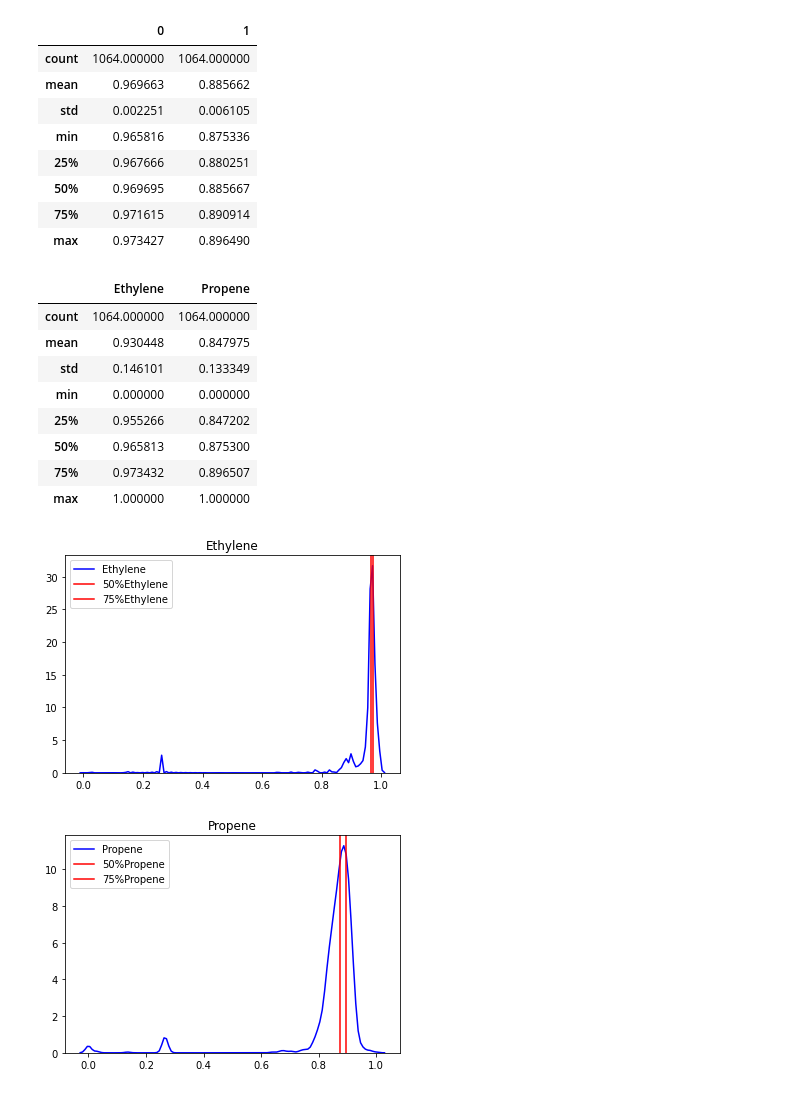
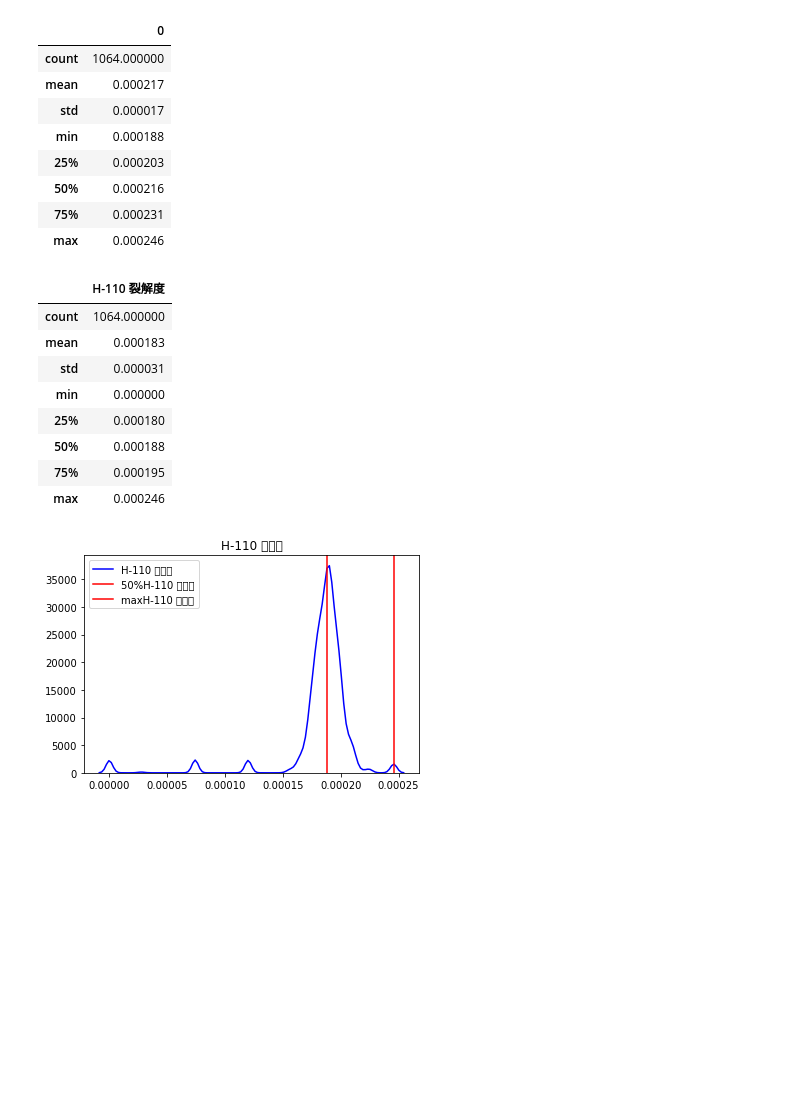
Before and after one commit to skywalker0803r/Optimal-pyrolysis-temperature-AI-for-light-oil-feedstock-analysis, a Jupyter notebook: notebook/test.ipynb, the cells around one changed output. Cells and saved outputs as stored; diff of their text form; code cells hidden in the pictures; blank space fills up the shorter version.

```diff
--- a/notebook/test.ipynb
+++ b/notebook/test.ipynb
@@ -16,14 +16,18 @@ import seaborn as sns
 warnings.filterwarnings('ignore')
 exec(requests.get('https://raw.githubusercontent.com/facebookresearch/madgrad/main/madgrad/madgrad.py').text)
 # %%
+# Load data
 data = joblib.load('..\data\dataset.pkl')
+
+data['value'] = data['value'][:,[0]]
+data['value_col'] = data['value_col'][:1]
 
 batch_size = 1
 hidden_size = 128
-state_size = 6
-request_size = 2
-value_size = 2
-action_size = 9
+state_size = data['state'].shape[-1]
+request_size = data['value'].shape[-1]
+value_size = data['value'].shape[-1]
+action_size = data['action'].shape[-1]
 time_step = 144
 # %%
 
@@ -164,31 +168,29 @@ critic = R2D2(state_size+action_size,value_size,hidden_size)
 critic.load_state_dict(torch.load('../model/critic.pth'))
 model = ActorCritic(actor,critic,time_step)
 # %%
-# Load data
-data = joblib.load('..\data\dataset.pkl')
-
-#for i in ['state','action','value']:
-#    data[i] = np.vstack([data[i],data[i],data[i],data[i]])
-
-a = pd.DataFrame(data['value']).describe()
+a = pd.DataFrame(data['value'],columns=data['value_col']).describe()
 display(a)
 
-data['request'] = np.hstack([
-    np.random.uniform(low=a.loc['50%'][0],high=a.loc['75%'][0],size=(data['value'].shape[0],1)),
-    np.random.uniform(low=a.loc['50%'][1],high=a.loc['75%'][1],size=(data['value'].shape[0],1))])
-
+data['request'] = None
+for i in data['value_col']:
+    if data['request'] is None:
+        data['request'] = np.random.uniform(low=a.loc['50%',i],high=a.loc['max',i],size=(data['value'].shape[0],1))
+    else:
+        var = np.random.uniform(low=a.loc['50%',i],high=a.loc['max',i],size=(data['value'].shape[0],1))
+        data['request'] = np.hstack([data['request'],var])
 b = pd.DataFrame(data['request']).describe()
 display(b)
 
-a = pd.DataFrame(data['value'],columns=['Ethylene','Propene'])
+a = pd.DataFrame(data['value'],columns=data['value_col'])
 display(a.describe())
-for i in ['Ethylene','Propene']:
+for i in data['value_col']:
     sns.kdeplot(a[i],color='b')
     plt.axvline(x=a.describe().loc['50%',i], label= "50%"+i, c='r')
-    plt.axvline(x=a.describe().loc['75%',i], label= "75%"+i, c='r')
+    plt.axvline(x=a.describe().loc['max',i], label= "max"+i, c='r')
     plt.legend()
     plt.title(i)
     plt.show()
+describe = a.describe()
 
 
 
@@ -222,20 +224,19 @@ train_iter = DataLoader(data,batch_size=batch_size,shuffle=True)
-|  | 0 | 1 |
-| count | 1064.000000 | 1064.000000 |
-| mean | 0.969663 | 0.885662 |
-| std | 0.002251 | 0.006105 |
-| min | 0.965816 | 0.875336 |
-| 25% | 0.967666 | 0.880251 |
-| 50% | 0.969695 | 0.885667 |
-| 75% | 0.971615 | 0.890914 |
-| max | 0.973427 | 0.896490 |
+|  | 0 |
+| count | 1064.000000 |
+| mean | 0.000217 |
+| std | 0.000017 |
+| min | 0.000188 |
+| 25% | 0.000203 |
+| 50% | 0.000216 |
+| 75% | 0.000231 |
+| max | 0.000246 |
-|  | Ethylene | Propene |
-| count | 1064.000000 | 1064.000000 |
-| mean | 0.930448 | 0.847975 |
-| std | 0.146101 | 0.133349 |
-| min | 0.000000 | 0.000000 |
-| 25% | 0.955266 | 0.847202 |
-| 50% | 0.965813 | 0.875300 |
-| 75% | 0.973432 | 0.896507 |
-| max | 1.000000 | 1.000000 |
+|  | H-110 裂解度 |
+| count | 1064.000000 |
+| mean | 0.000183 |
+| std | 0.000031 |
+| min | 0.000000 |
+| 25% | 0.000180 |
+| 50% | 0.000188 |
+| 75% | 0.000195 |
+| max | 0.000246 |
-[figure, old version]
+[figure, new version]
-[figure, removed]
```
Also changed, not shown: parts of 5 cells of this notebook, 5 other files.
